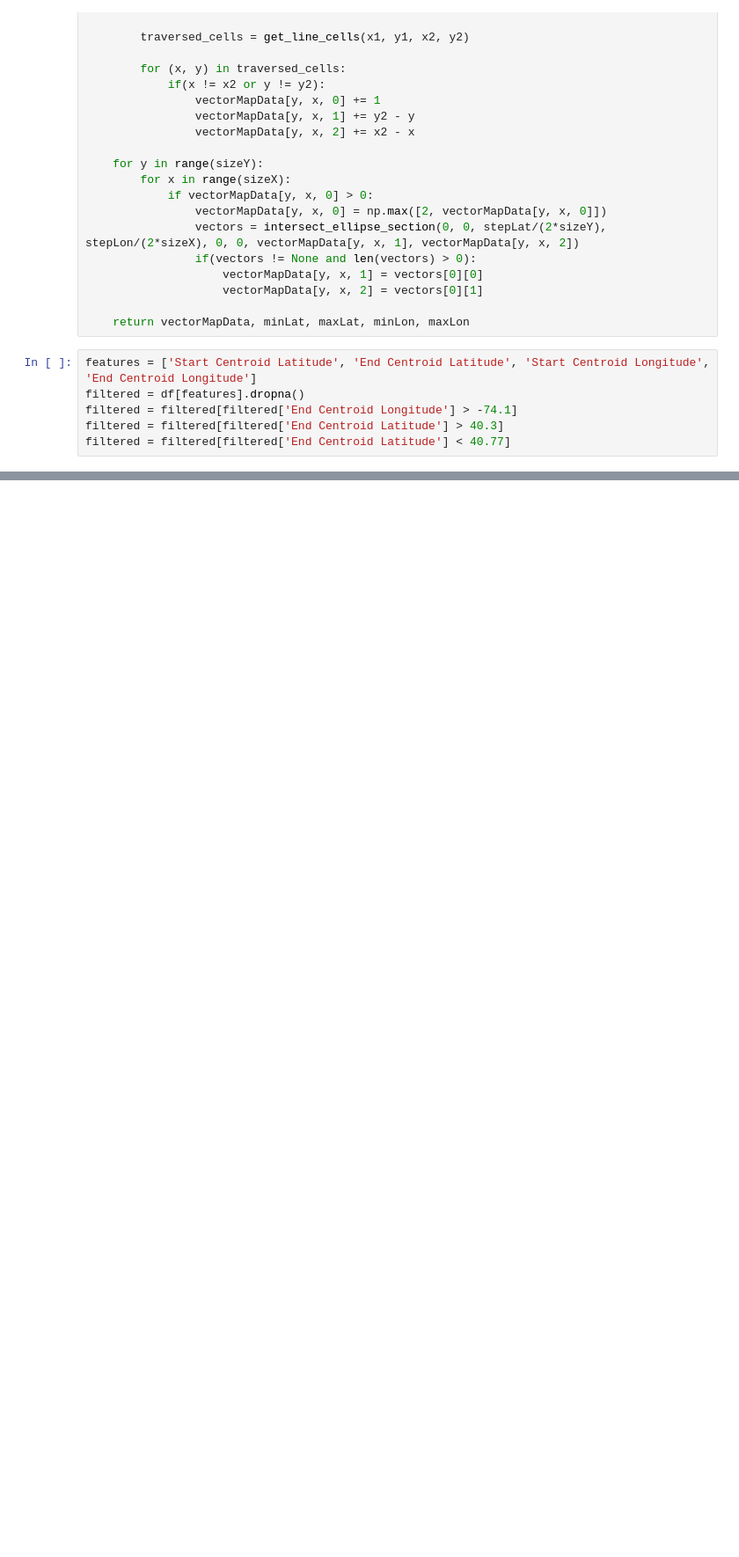
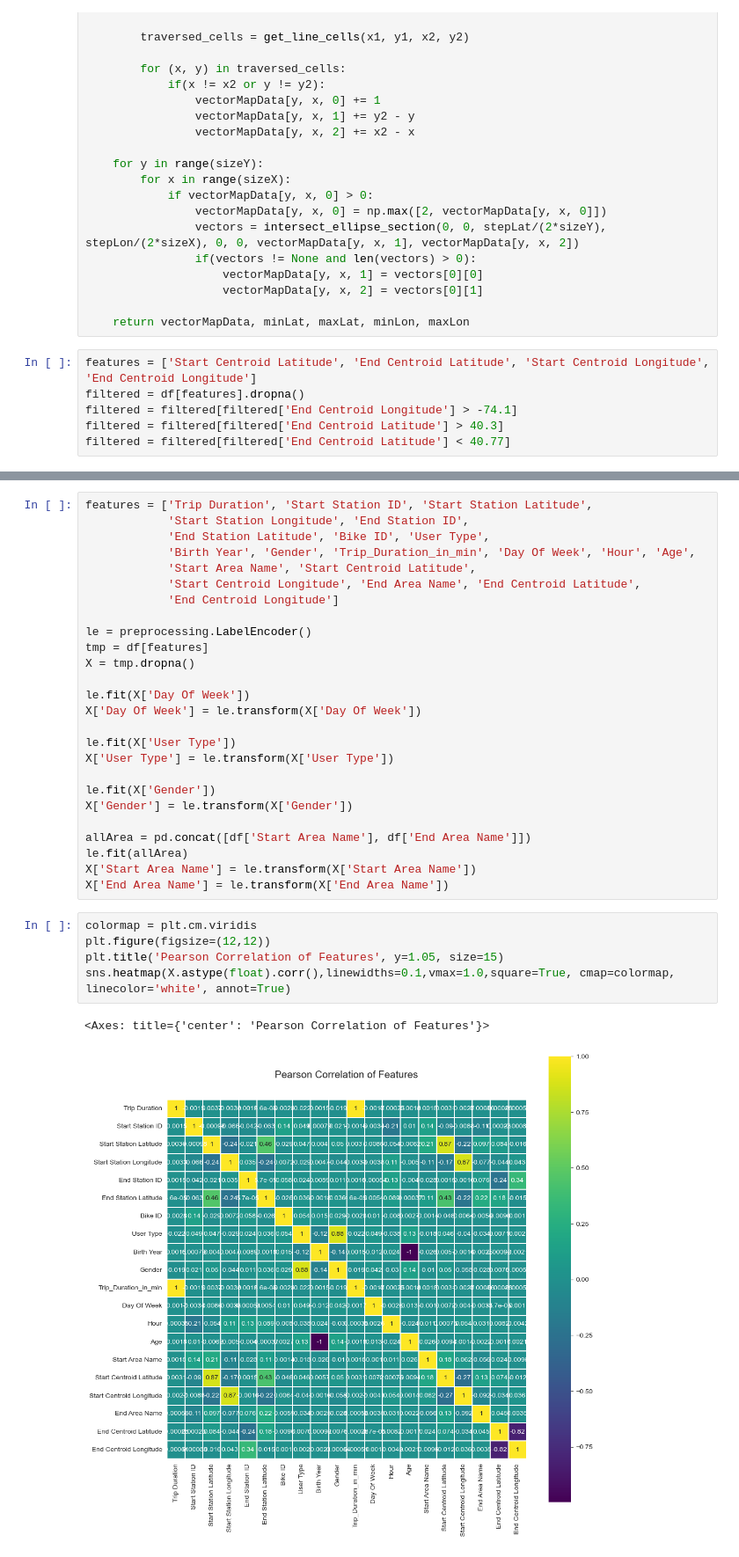
Before and after one commit to JanickiJ/E-Scooter-Data-Analysis, a Jupyter notebook: City_Bikes_Jersey_City.ipynb, the cells around one changed output, grey strips where cells are left out. Shown at 88% size. Cells and saved outputs as stored; diff of their text form; blank space fills up the shorter version.

```diff
--- a/City_Bikes_Jersey_City.ipynb
+++ b/City_Bikes_Jersey_City.ipynb
@@ -1205,0 +1306,34 @@ draw_varctor_map(minLat, maxLat, minLon, maxLon, data)
+# %%
+features = ['Trip Duration', 'Start Station ID', 'Start Station Latitude',
+            'Start Station Longitude', 'End Station ID',
+            'End Station Latitude', 'Bike ID', 'User Type',
+            'Birth Year', 'Gender', 'Trip_Duration_in_min', 'Day Of Week', 'Hour', 'Age',
+            'Start Area Name', 'Start Centroid Latitude',
+            'Start Centroid Longitude', 'End Area Name', 'End Centroid Latitude',
+            'End Centroid Longitude']
+
+le = preprocessing.LabelEncoder()
+tmp = df[features]
+X = tmp.dropna()
+
+le.fit(X['Day Of Week'])
+X['Day Of Week'] = le.transform(X['Day Of Week'])
+
+le.fit(X['User Type'])
+X['User Type'] = le.transform(X['User Type'])
+
+le.fit(X['Gender'])
+X['Gender'] = le.transform(X['Gender'])
+
+allArea = pd.concat([df['Start Area Name'], df['End Area Name']])
+le.fit(allArea)
+X['Start Area Name'] = le.transform(X['Start Area Name'])
+X['End Area Name'] = le.transform(X['End Area Name'])
+# %%
+colormap = plt.cm.viridis
+plt.figure(figsize=(12,12))
+plt.title('Pearson Correlation of Features', y=1.05, size=15)
+sns.heatmap(X.astype(float).corr(),linewidths=0.1,vmax=1.0,square=True, cmap=colormap, linecolor='white', annot=True)
+# %% [output]
+<Axes: title={'center': 'Pearson Correlation of Features'}>
+[figure, added]
```
Also changed, not shown: parts of 15 cells of this notebook, 1 other file.
